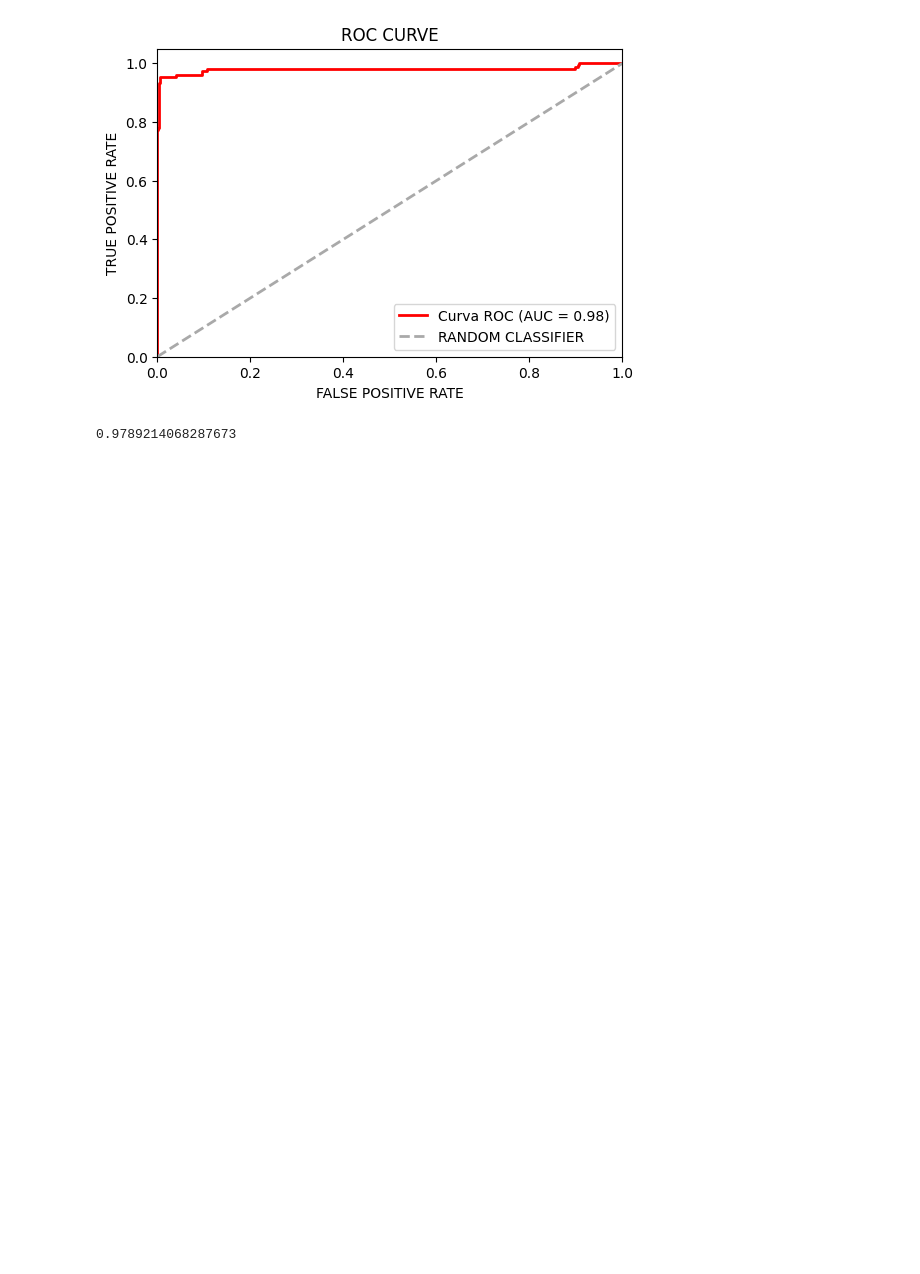
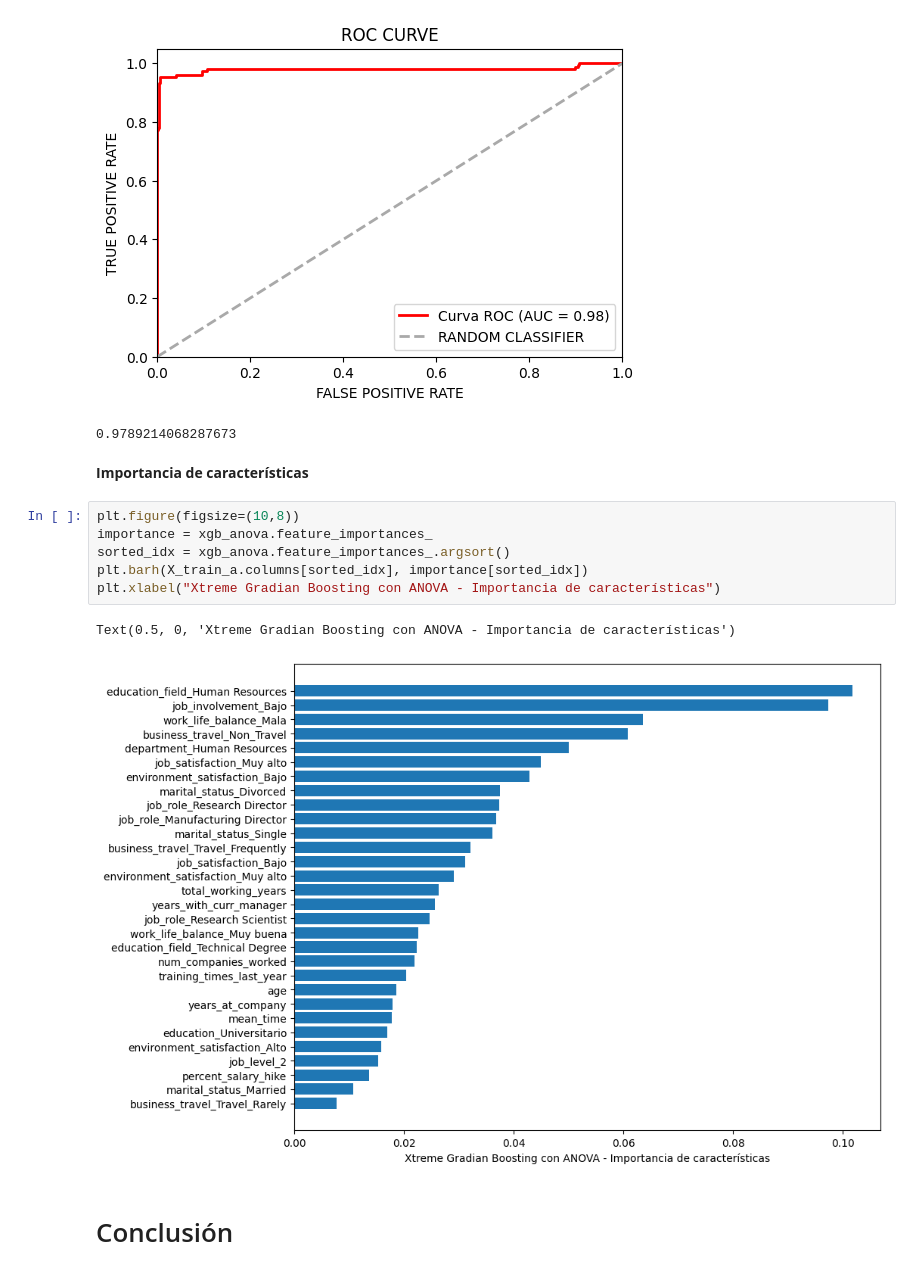
Before and after one commit to AlexanderBedoyaC/pediccion_abandono_empleo, a Jupyter notebook: 10. Modelo Final.ipynb, the cells around one changed output. Saved outputs shown, nothing was run; the diff lists cells and outputs as text; blank space fills up the shorter version.

```diff
--- a/10. Modelo Final.ipynb
+++ b/10. Modelo Final.ipynb
@@ -76,3 +87,16 @@ utils.curvaROC(xgb_anova,X_test_a,y_test_a)
 # %% [output]
 [figure]
 0.9789214068287673
+# %% [markdown]
+**Importancia de características**
+# %%
+plt.figure(figsize=(10,8))
+importance = xgb_anova.feature_importances_
+sorted_idx = xgb_anova.feature_importances_.argsort()
+plt.barh(X_train_a.columns[sorted_idx], importance[sorted_idx])
+plt.xlabel("Xtreme Gradian Boosting con ANOVA - Importancia de características")
+# %% [output]
+Text(0.5, 0, 'Xtreme Gradian Boosting con ANOVA - Importancia de características')
+[figure, added]
+# %% [markdown]
+# Conclusión
```
Also changed, not shown: parts of 3 cells of this notebook.
